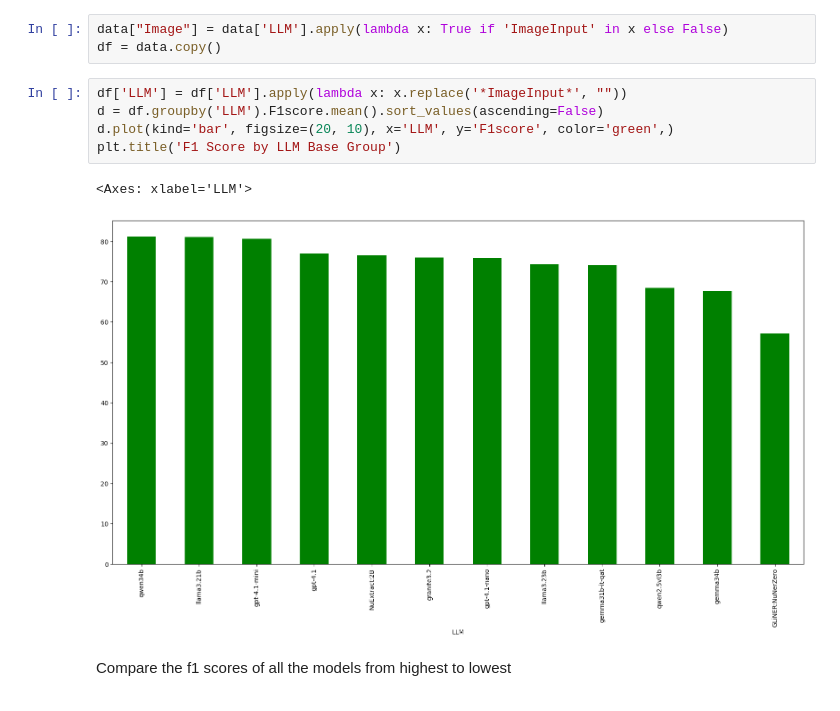
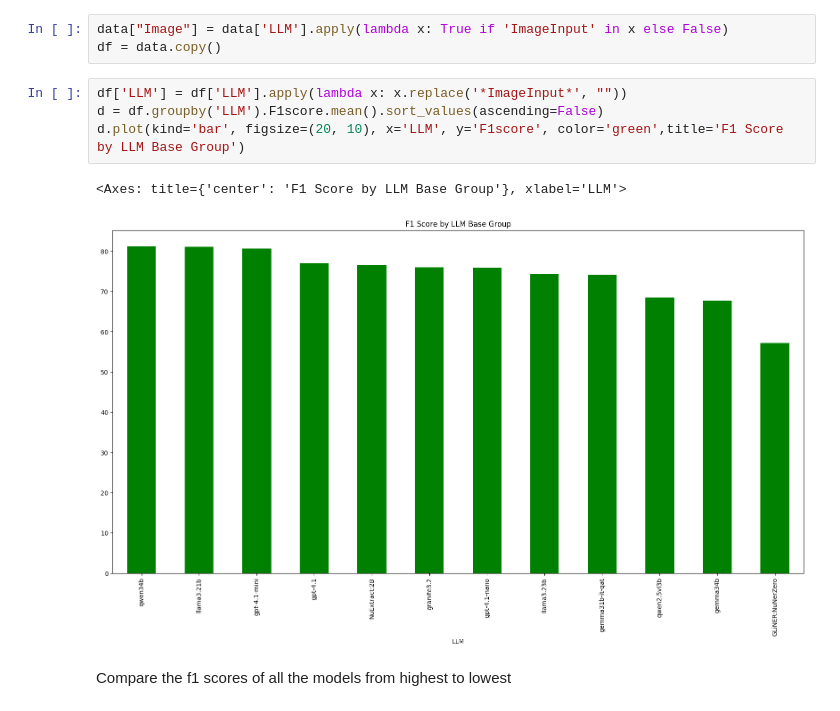
Before and after one commit to AaronYuuu/PDF_benchmarking, a Jupyter notebook: getJSON/vis.ipynb, the cells around one changed output. Cells and saved outputs as stored; diff of their text form.

Commit message:
update graph title

```diff
--- a/getJSON/vis.ipynb
+++ b/getJSON/vis.ipynb
@@ -13,11 +13,10 @@ df = data.copy()
 # %%
 df['LLM'] = df['LLM'].apply(lambda x: x.replace('*ImageInput*', ""))
 d = df.groupby('LLM').F1score.mean().sort_values(ascending=False)
-d.plot(kind='bar', figsize=(20, 10), x='LLM', y='F1score', color='green',)
-plt.title('F1 Score by LLM Base Group')
+d.plot(kind='bar', figsize=(20, 10), x='LLM', y='F1score', color='green',title='F1 Score by LLM Base Group')
 # %% [output]
-<Axes: xlabel='LLM'>
+<Axes: title={'center': 'F1 Score by LLM Base Group'}, xlabel='LLM'>
-[figure, old version]
+[figure, new version]
 # %% [markdown]
 Compare the f1 scores of all the models from highest to lowest
 # %%
```
